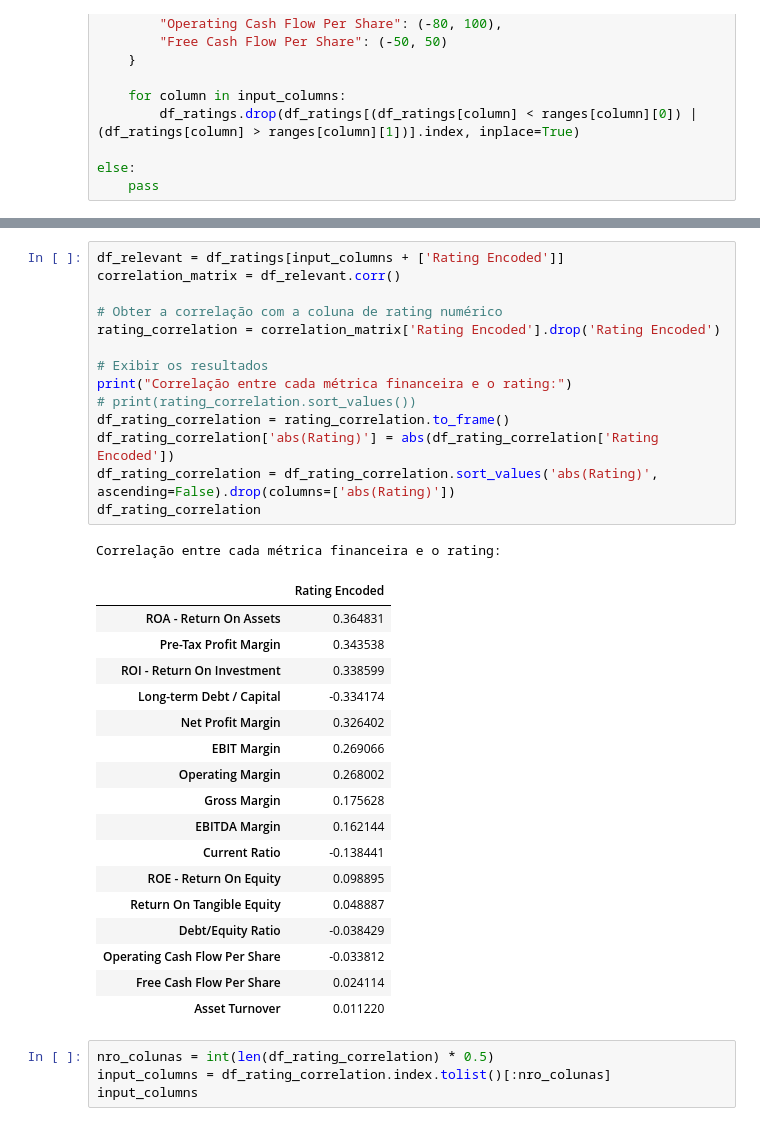
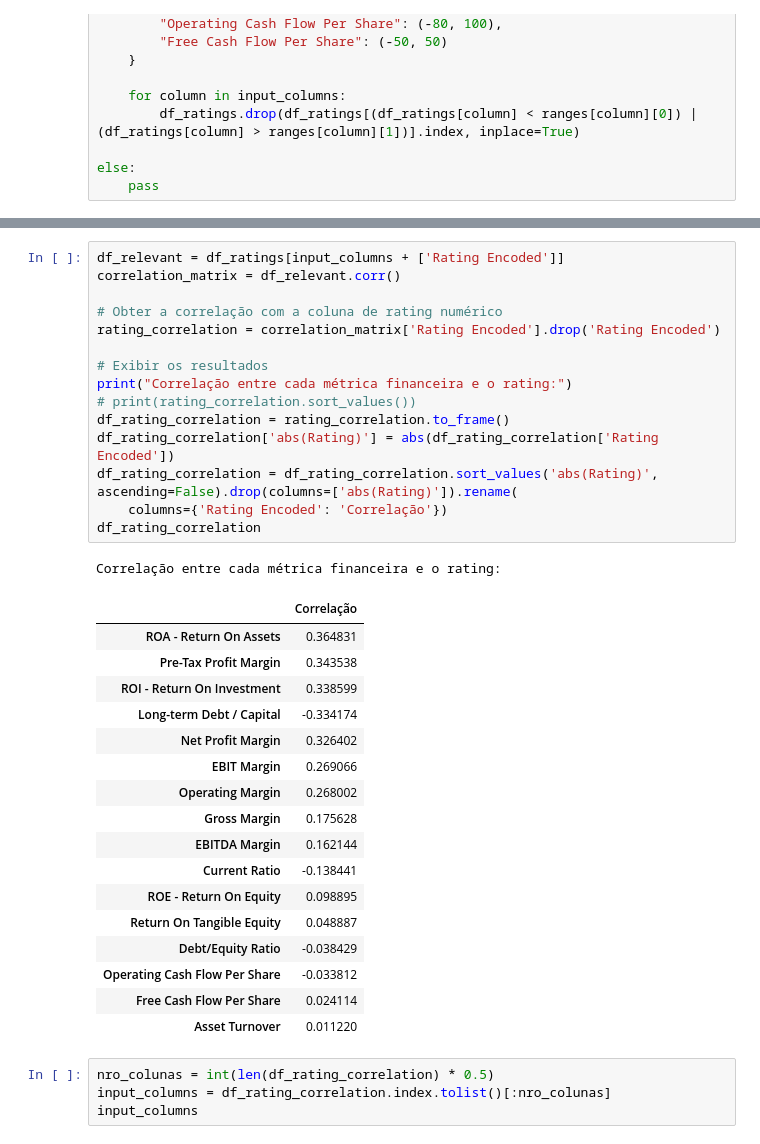
Before and after one commit to ChristianNMoreira/corporateRatingClassificationNN, a Jupyter notebook: corporateCreditRating.ipynb, the cells around one changed output, grey strips where cells are left out. Drawn from its saved outputs; the diff is of its cells as text.

```diff
--- a/corporateCreditRating.ipynb
+++ b/corporateCreditRating.ipynb
@@ -116,20 +165,21 @@ plt.show()
 # %%
 df_relevant = df_ratings[input_columns + ['Rating Encoded']]
 correlation_matrix = df_relevant.corr()
 
 # Obter a correlação com a coluna de rating numérico
 rating_correlation = correlation_matrix['Rating Encoded'].drop('Rating Encoded')
 
 # Exibir os resultados
 print("Correlação entre cada métrica financeira e o rating:")
 # print(rating_correlation.sort_values())
 df_rating_correlation = rating_correlation.to_frame()
 df_rating_correlation['abs(Rating)'] = abs(df_rating_correlation['Rating Encoded'])
-df_rating_correlation = df_rating_correlation.sort_values('abs(Rating)', ascending=False).drop(columns=['abs(Rating)'])
+df_rating_correlation = df_rating_correlation.sort_values('abs(Rating)', ascending=False).drop(columns=['abs(Rating)']).rename(
+    columns={'Rating Encoded': 'Correlação'})
 df_rating_correlation
 # %% [output]
 Correlação entre cada métrica financeira e o rating:
-|  | Rating Encoded |
+|  | Correlação |
 | ROA - Return On Assets | 0.364831 |
 | Pre-Tax Profit Margin | 0.343538 |
 | ROI - Return On Investment | 0.338599 |
```
Also changed, not shown: parts of 23 cells of this notebook.
